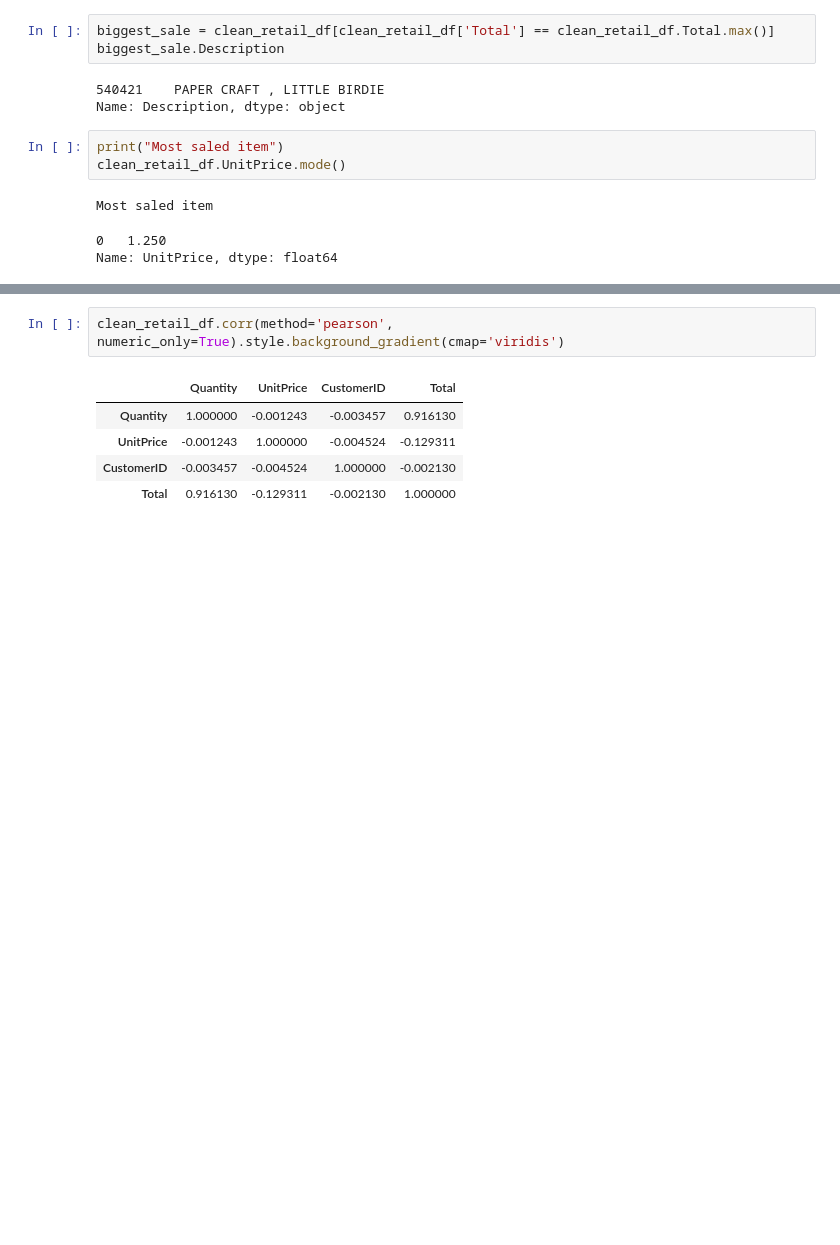
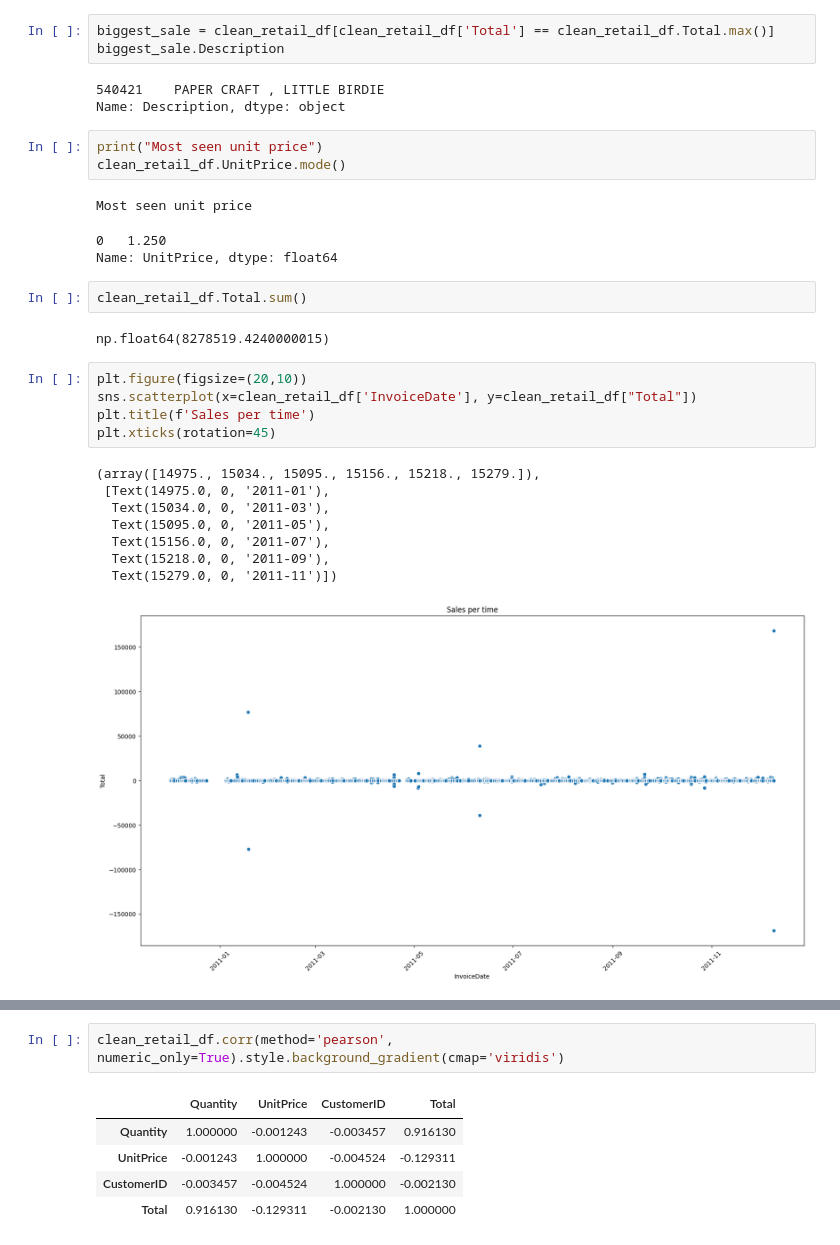
Before and after one commit to miguelestradam3/jupyter_retail_analysis, a Jupyter notebook: online_retail.ipynb, the cells around one changed output, grey strips where cells are left out. Cells and saved outputs as stored; diff of their text form; blank space fills up the shorter version.

```diff
--- a/online_retail.ipynb
+++ b/online_retail.ipynb
@@ -132,9 +154,27 @@ biggest_sale.Description
 540421    PAPER CRAFT , LITTLE BIRDIE
 Name: Description, dtype: object
 # %%
-print("Most saled item")
+print("Most seen unit price")
 clean_retail_df.UnitPrice.mode()
 # %% [output]
-Most saled item
+Most seen unit price
 0   1.250
 Name: UnitPrice, dtype: float64
+# %%
+clean_retail_df.Total.sum()
+# %% [output]
+np.float64(8278519.4240000015)
+# %%
+plt.figure(figsize=(20,10))
+sns.scatterplot(x=clean_retail_df['InvoiceDate'], y=clean_retail_df["Total"])
+plt.title(f'Sales per time')
+plt.xticks(rotation=45)
+# %% [output]
+(array([14975., 15034., 15095., 15156., 15218., 15279.]),
+ [Text(14975.0, 0, '2011-01'),
+  Text(15034.0, 0, '2011-03'),
+  Text(15095.0, 0, '2011-05'),
+  Text(15156.0, 0, '2011-07'),
+  Text(15218.0, 0, '2011-09'),
+  Text(15279.0, 0, '2011-11')])
+[figure, added]
```
Also changed, not shown: parts of 4 cells of this notebook.
